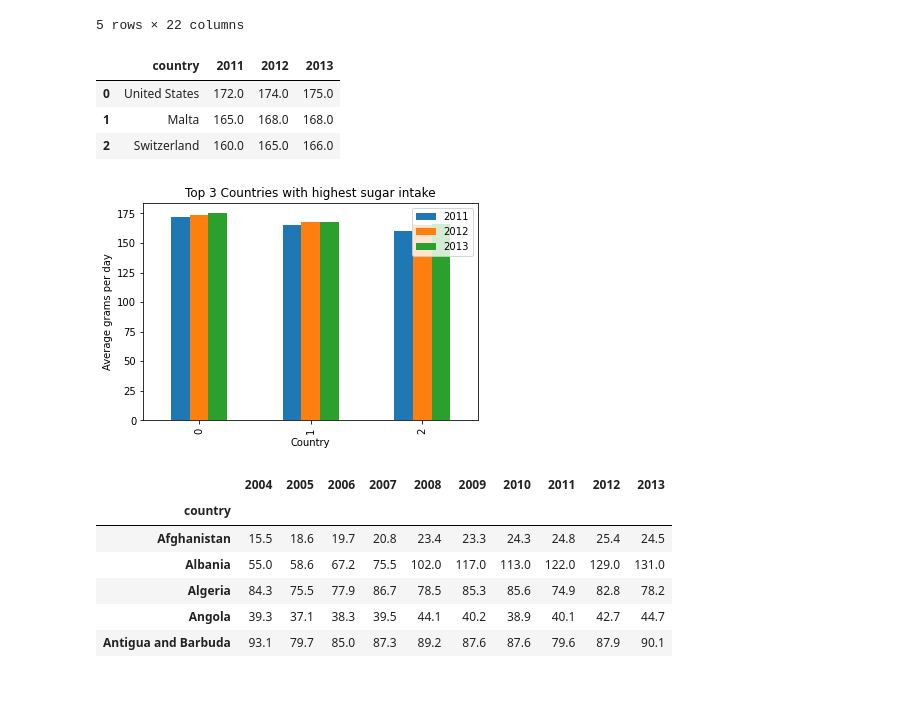
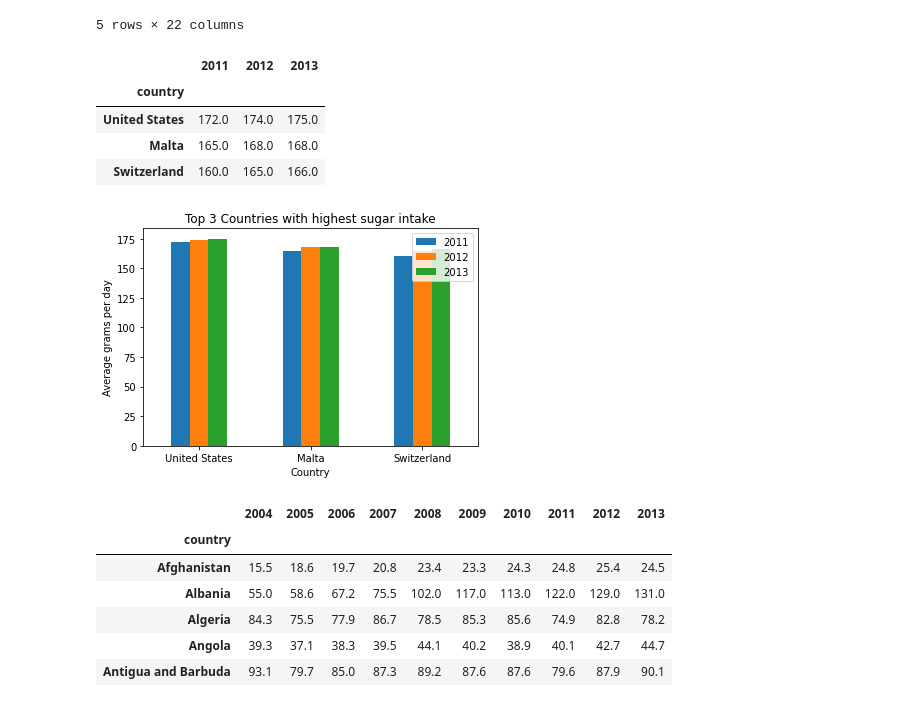
Before and after one commit to cbeachey/project1_influencers, a Jupyter notebook: countries with highest sugar intake.ipynb, the cells around one changed output. Drawn from its saved outputs; the diff is of its cells as text; code cells hidden in the pictures.

```diff
--- a/countries with highest sugar intake.ipynb
+++ b/countries with highest sugar intake.ipynb
@@ -31,24 +31,26 @@ top_2013 = sugar_intake_2013.nlargest(3, ['2013'])
 # %%
 top_combine = pd.merge(top_2011, top_2012, how='outer', on='country')
 top_combine = pd.merge(top_combine, top_2013, how='outer', on='country')
-
+top_combine = top_combine.set_index('country')
 
 top_combine
 # %% [output]
-|  | country | 2011 | 2012 | 2013 |
-| 0 | United States | 172.0 | 174.0 | 175.0 |
-| 1 | Malta | 165.0 | 168.0 | 168.0 |
-| 2 | Switzerland | 160.0 | 165.0 | 166.0 |
+|  | 2011 | 2012 | 2013 |
+| country |  |  |  |
+| United States | 172.0 | 174.0 | 175.0 |
+| Malta | 165.0 | 168.0 | 168.0 |
+| Switzerland | 160.0 | 165.0 | 166.0 |
 # %%
 top_combine.plot(kind='bar')
 
 # Give the chart a title, x label, and y label
 plt.title("Top 3 Countries with highest sugar intake")
 plt.xlabel("Country")
 plt.ylabel("Average grams per day")
+plt.xticks(rotation = 0)
 plt.savefig("Top 3 Countries - Highest Sugar Intake")
 # %% [output]
-[figure, old version]
+[figure, new version]
 # %%
 #10 years of sugar intake
 sugar_overtime = sugar_intake[['country','2004','2005','2006','2007','2008','2009','2010','2011','2012','2013']]
```
Also changed, not shown: 6 other files.
